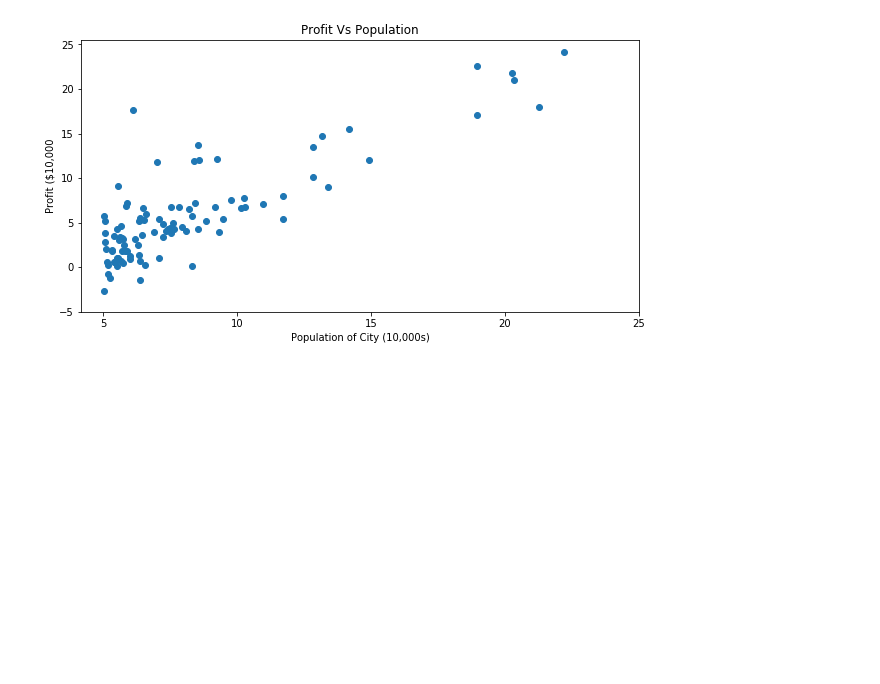
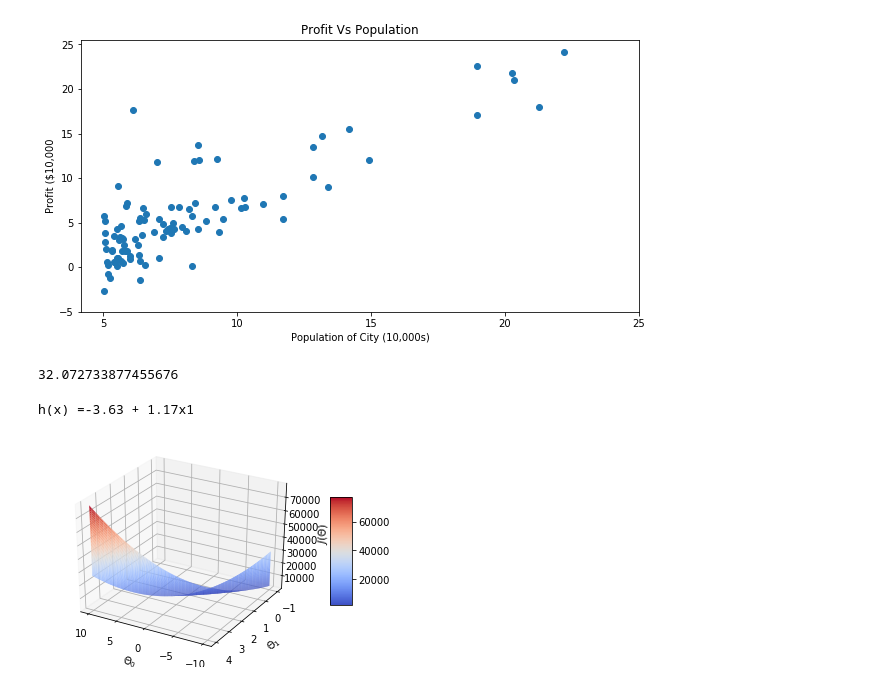
Before and after one commit to mzhoolideh/Intro_To_ML, a Jupyter notebook: hm1.ipynb, the cells around one changed output. Cells and saved outputs as stored; diff of their text form; code cells hidden in the pictures; blank space fills up the shorter version.

Commit message:
linear regretion model built and tested

```diff
--- a/hm1.ipynb
+++ b/hm1.ipynb
@@ -35,3 +35,68 @@ plt.title("Profit Vs Population")
 # %% [output]
 Text(0.5, 1.0, 'Profit Vs Population')
 [figure]
+# %%
+def computeCost(X,y,theta):
+    """
+    Take in a numpy array X,y, theta and generate the cost function     of using theta as parameter in a linear regression model
+    """
+    m=len(y)
+    predictions=X.dot(theta)
+    square_err=(predictions - y)**2
+
+    return 1/(2*m) * np.sum(square_err)
+# %%
+data_n=data.values
+m=len(data_n[:,-1])
+X=np.append(np.ones((m,1)),data_n[:,0].reshape(m,1),axis=1)
+y=data_n[:,1].reshape(m,1)
+theta=np.zeros((2,1))
+computeCost(X,y,theta)
+# %% [output]
+32.072733877455676
+# %%
+def gradientDescent(X,y,theta,alpha,num_iters):
+    """
+    Take in numpy array X, y and theta and update theta by taking   num_iters gradient steps
+    with learning rate of alpha
+
+    return theta and the list of the cost of theta during each  iteration
+    """
+
+    m=len(y)
+    J_history=[]
+
+    for i in range(num_iters):
+        predictions = X.dot(theta)
+        error = np.dot(X.transpose(),(predictions -y))
+        descent=alpha * 1/m * error
+        theta-=descent
+        J_history.append(computeCost(X,y,theta))
+
+    return theta, J_history
+theta,J_history = gradientDescent(X,y,theta,0.01,1500)
+print("h(x) ="+str(round(theta[0,0],2))+" + "+str(round(theta[1,0],2))+"x1")
+# %% [output]
+h(x) =-3.63 + 1.17x1
+# %%
+from mpl_toolkits.mplot3d import Axes3D
+#Generating values for theta0, theta1 and the resulting cost value
+theta0_vals=np.linspace(-10,10,100)
+theta1_vals=np.linspace(-1,4,100)
+J_vals=np.zeros((len(theta0_vals),len(theta1_vals)))
+for i in range(len(theta0_vals)):
+    for j in range(len(theta1_vals)):
+        t=np.array([theta0_vals[i],theta1_vals[j]])
+        J_vals[i,j]=computeCost(X,y,t)
+#Generating the surface plot
+fig = plt.figure()
+ax = fig.add_subplot(111, projection='3d')
+surf=ax.plot_surface(theta0_vals,theta1_vals,J_vals,cmap="coolwarm")
+fig.colorbar(surf, shrink=0.5, aspect=5)
+ax.set_xlabel("$\Theta_0$")
+ax.set_ylabel("$\Theta_1$")
+ax.set_zlabel("$J(\Theta)$")
+#rotate for better angle
+ax.view_init(30,120)
+# %% [output]
+[figure, added]
```
Also changed, not shown: parts of 4 cells of this notebook.
